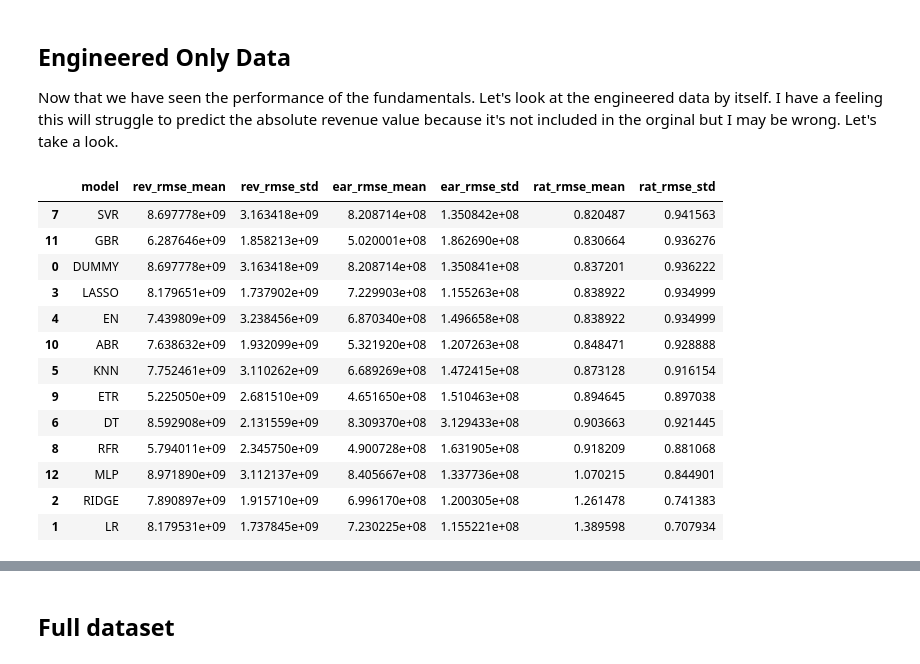
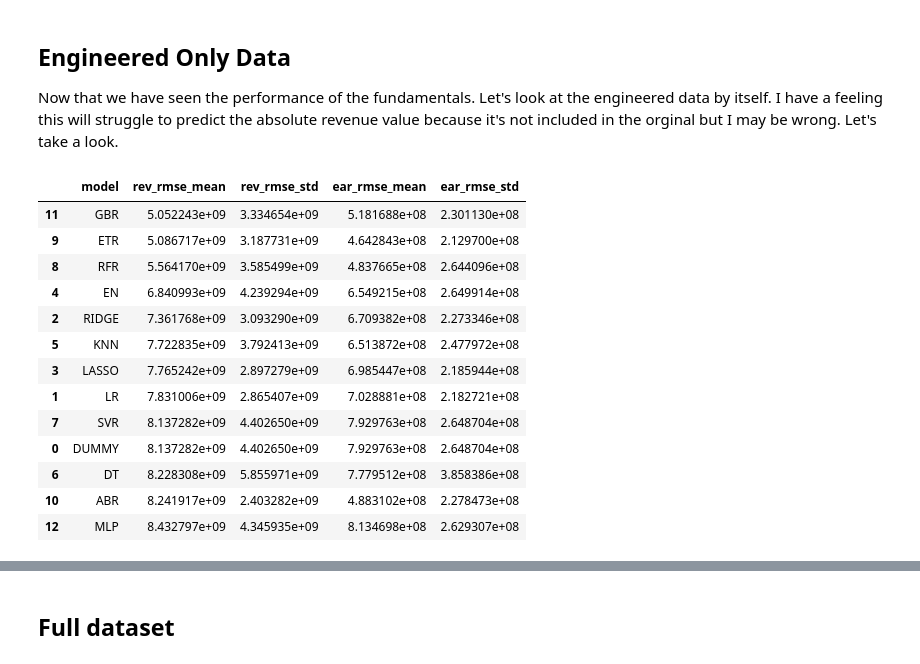
Before and after one commit to tmacpherson6/machine_learning_in_fundamental_valuations, a Jupyter notebook: Notebooks/Thomas/9 - Baseline Supervised Learning Models.ipynb, the cells around one changed output, grey strips where cells are left out. Saved outputs shown, nothing was run; the diff lists cells and outputs as text; code cells hidden in the pictures.

```diff
--- a/Notebooks/Thomas/9 - Baseline Supervised Learning Models.ipynb
+++ b/Notebooks/Thomas/9 - Baseline Supervised Learning Models.ipynb
@@ -82,11 +83,9 @@ print(X['Market Cap'].unique())
 # %% [markdown]
 Alright, the first thing that I notice is that we have different sizes of files. That means we dropped rows in our X split but didn't drop them in our y. So let's address this first.
 # %%
-in_train = set(X['Unnamed: 0'])
-y = y[y['Unnamed: 0'].isin(in_train)].copy()
-X.reset_index(drop=True,inplace=True)
-y.reset_index(drop=True,inplace=True)
+in_train = set(X['Ticker'])
+y = y[y['Ticker'].isin(in_train)].copy()
 print(len(in_train))
 print(y.shape)
-print(X.tail(),y.tail())
+#print(X.tail(),y.tail())
 # %% [output]
@@ -134,11 +118,11 @@ dtype: float64
 # %% [markdown]
 So, it turns out that we have a lot of missing values that we are trying to predict here. So we obviously need to remove them.
 # %%
-y = y[['Unnamed: 0','Revenue_2025Q2','NetIncome_2025Q2']]
+y = y[['Ticker','Revenue_2025Q2','NetIncome_2025Q2']]
 print(y.shape)
 y.dropna(inplace=True)
 print(y.shape)
-in_dependent = set(y['Unnamed: 0'])
-X = X[X['Unnamed: 0'].isin(in_dependent)].copy()
+in_dependent = set(y['Ticker'])
+X = X[X['Ticker'].isin(in_dependent)].copy()
 print(X.shape)
 # %% [output]
@@ -200,6 +184,6 @@ Alright, let's start by identifying which columns to drop because they are unnec
 - Ticker
 - Name
 # %%
-complete_dataset = complete_dataset.drop(columns=['Unnamed: 0','Ticker','Name'])
+complete_dataset = complete_dataset.drop(columns=['Ticker','Name'])
 print(complete_dataset.shape)
 # %% [output]
@@ -445,12 +427,12 @@ for name, model in models:
     pipe = Pipeline([('prep', preproc), ('model', model)])
     rmse_rev = -cross_val_score(pipe, X_raw, y1_rev, cv=cv, scoring=scorer, n_jobs=-1)
     rmse_ear = -cross_val_score(pipe, X_raw, y2_ear, cv=cv, scoring=scorer, n_jobs=-1)
-    rmse_rat = -cross_val_score(pipe, X_raw, y3_rev_rat, cv=cv, scoring=scorer, n_jobs=-1)
+
     rmse_marg = -cross_val_score(pipe, X_raw, y4_margin, cv=cv, scoring=scorer, n_jobs=-1)
     names.append(name)
     kfold_results_rev.append(rmse_rev)
     kfold_results_ear.append(rmse_ear)
-    kfold_results_rat.append(rmse_rat)
+
     kfold_results_marg.append(rmse_marg)
 
 # optional: summary
@@ -460,8 +442,6 @@ summary = pd.DataFrame({
     'rev_rmse_std':  [r.std()  for r in kfold_results_rev],
     'ear_rmse_mean': [r.mean() for r in kfold_results_ear],
     'ear_rmse_std':  [r.std()  for r in kfold_results_ear],
-    'rat_rmse_mean': [r.mean() for r in kfold_results_rat],
-    'rat_rmse_std': [r.std() for r in kfold_results_rat],
-}).sort_values('rat_rmse_mean')
+}).sort_values('rev_rmse_mean')
 summary
 # %% [output]
@@ -599,52 +579,51 @@ preproc = ColumnTransformer([
     ]), num_cols),
     ('cat', Pipeline([
         ('ohe', OneHotEncoder(handle_unknown='ignore'))
     ]), cat_cols),
 ])
 
 cv = KFold(n_splits=5, shuffle = True, random_state=random_state)
 scorer = 'neg_root_mean_squared_error'  # RMSE as negative; flip sign after
 
 names, kfold_results_rev, kfold_results_ear, kfold_results_rat, kfold_results_marg= [], [], [], [], []
 
 for name, model in models:
     pipe = Pipeline([('prep', preproc), ('model', model)])
     rmse_rev = -cross_val_score(pipe, X_eng, y1_rev, cv=cv, scoring=scorer, n_jobs=-1)
     rmse_ear = -cross_val_score(pipe, X_eng, y2_ear, cv=cv, scoring=scorer, n_jobs=-1)
-    rmse_rat = -cross_val_score(pipe, X_eng, y3_rev_rat, cv=cv, scoring=scorer, n_jobs=-1)
+
     rmse_marg = -cross_val_score(pipe, X_eng, y4_margin, cv=cv, scoring=scorer, n_jobs=-1)
     names.append(name)
     kfold_results_rev.append(rmse_rev)
     kfold_results_ear.append(rmse_ear)
-    kfold_results_rat.append(rmse_rat)
+
     kfold_results_marg.append(rmse_marg)
 
 # optional: summary
 summary = pd.DataFrame({
     'model': names,
     'rev_rmse_mean': [r.mean() for r in kfold_results_rev],
     'rev_rmse_std':  [r.std()  for r in kfold_results_rev],
     'ear_rmse_mean': [r.mean() for r in kfold_results_ear],
     'ear_rmse_std':  [r.std()  for r in kfold_results_ear],
-    'rat_rmse_mean': [r.mean() for r in kfold_results_rat],
-    'rat_rmse_std': [r.std() for r in kfold_results_rat],
-}).sort_values('rat_rmse_mean')
+
+}).sort_values('rev_rmse_mean')
 summary
 # %% [output]
-|  | model | rev_rmse_mean | rev_rmse_std | ear_rmse_mean | ear_rmse_std | rat_rmse_mean | rat_rmse_std |
-| 7 | SVR | 8.697778e+09 | 3.163418e+09 | 8.208714e+08 | 1.350842e+08 | 0.820487 | 0.941563 |
-| 11 | GBR | 6.287646e+09 | 1.858213e+09 | 5.020001e+08 | 1.862690e+08 | 0.830664 | 0.936276 |
-| 0 | DUMMY | 8.697778e+09 | 3.163418e+09 | 8.208714e+08 | 1.350841e+08 | 0.837201 | 0.936222 |
-| 3 | LASSO | 8.179651e+09 | 1.737902e+09 | 7.229903e+08 | 1.155263e+08 | 0.838922 | 0.934999 |
-| 4 | EN | 7.439809e+09 | 3.238456e+09 | 6.870340e+08 | 1.496658e+08 | 0.838922 | 0.934999 |
-| 10 | ABR | 7.638632e+09 | 1.932099e+09 | 5.321920e+08 | 1.207263e+08 | 0.848471 | 0.928888 |
-| 5 | KNN | 7.752461e+09 | 3.110262e+09 | 6.689269e+08 | 1.472415e+08 | 0.873128 | 0.916154 |
-| 9 | ETR | 5.225050e+09 | 2.681510e+09 | 4.651650e+08 | 1.510463e+08 | 0.894645 | 0.897038 |
-| 6 | DT | 8.592908e+09 | 2.131559e+09 | 8.309370e+08 | 3.129433e+08 | 0.903663 | 0.921445 |
-| 8 | RFR | 5.794011e+09 | 2.345750e+09 | 4.900728e+08 | 1.631905e+08 | 0.918209 | 0.881068 |
-| 12 | MLP | 8.971890e+09 | 3.112137e+09 | 8.405667e+08 | 1.337736e+08 | 1.070215 | 0.844901 |
-| 2 | RIDGE | 7.890897e+09 | 1.915710e+09 | 6.996170e+08 | 1.200305e+08 | 1.261478 | 0.741383 |
-| 1 | LR | 8.179531e+09 | 1.737845e+09 | 7.230225e+08 | 1.155221e+08 | 1.389598 | 0.707934 |
+|  | model | rev_rmse_mean | rev_rmse_std | ear_rmse_mean | ear_rmse_std |
+| 11 | GBR | 5.052243e+09 | 3.334654e+09 | 5.181688e+08 | 2.301130e+08 |
+| 9 | ETR | 5.086717e+09 | 3.187731e+09 | 4.642843e+08 | 2.129700e+08 |
+| 8 | RFR | 5.564170e+09 | 3.585499e+09 | 4.837665e+08 | 2.644096e+08 |
+| 4 | EN | 6.840993e+09 | 4.239294e+09 | 6.549215e+08 | 2.649914e+08 |
+| 2 | RIDGE | 7.361768e+09 | 3.093290e+09 | 6.709382e+08 | 2.273346e+08 |
+| 5 | KNN | 7.722835e+09 | 3.792413e+09 | 6.513872e+08 | 2.477972e+08 |
+| 3 | LASSO | 7.765242e+09 | 2.897279e+09 | 6.985447e+08 | 2.185944e+08 |
+| 1 | LR | 7.831006e+09 | 2.865407e+09 | 7.028881e+08 | 2.182721e+08 |
+| 7 | SVR | 8.137282e+09 | 4.402650e+09 | 7.929763e+08 | 2.648704e+08 |
+| 0 | DUMMY | 8.137282e+09 | 4.402650e+09 | 7.929763e+08 | 2.648704e+08 |
+| 6 | DT | 8.228308e+09 | 5.855971e+09 | 7.779512e+08 | 3.858386e+08 |
+| 10 | ABR | 8.241917e+09 | 2.403282e+09 | 4.883102e+08 | 2.278473e+08 |
+| 12 | MLP | 8.432797e+09 | 4.345935e+09 | 8.134698e+08 | 2.629307e+08 |
 # %%
 # Let's try a better looking chart in altair
 df_rev = pd.DataFrame({
```
Also changed, not shown: parts of 26 cells of this notebook.
